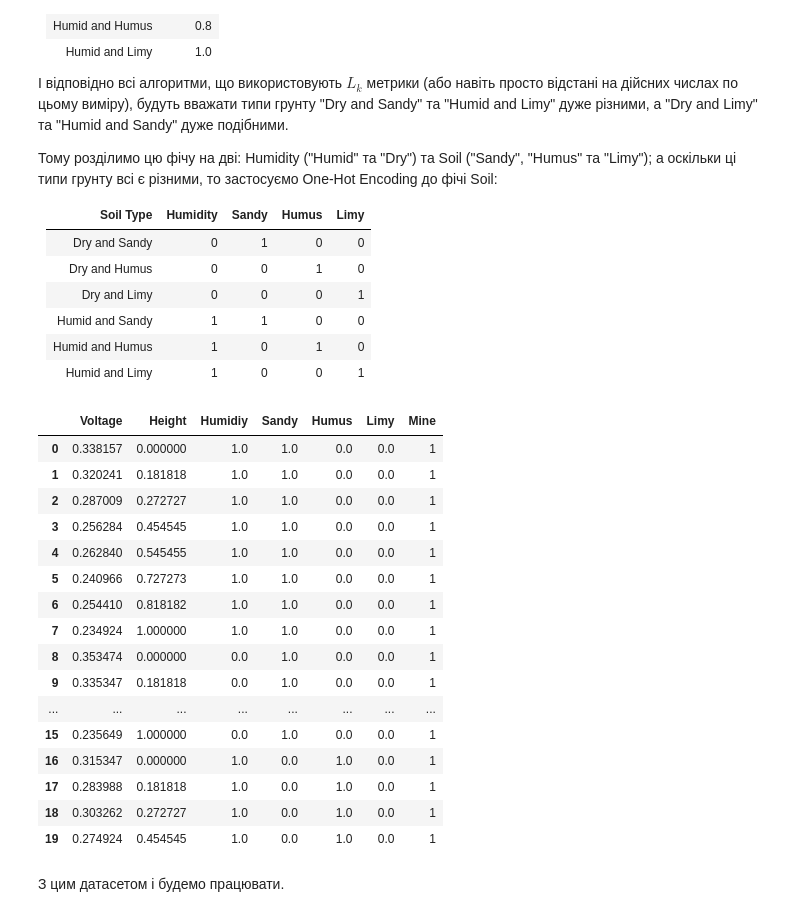
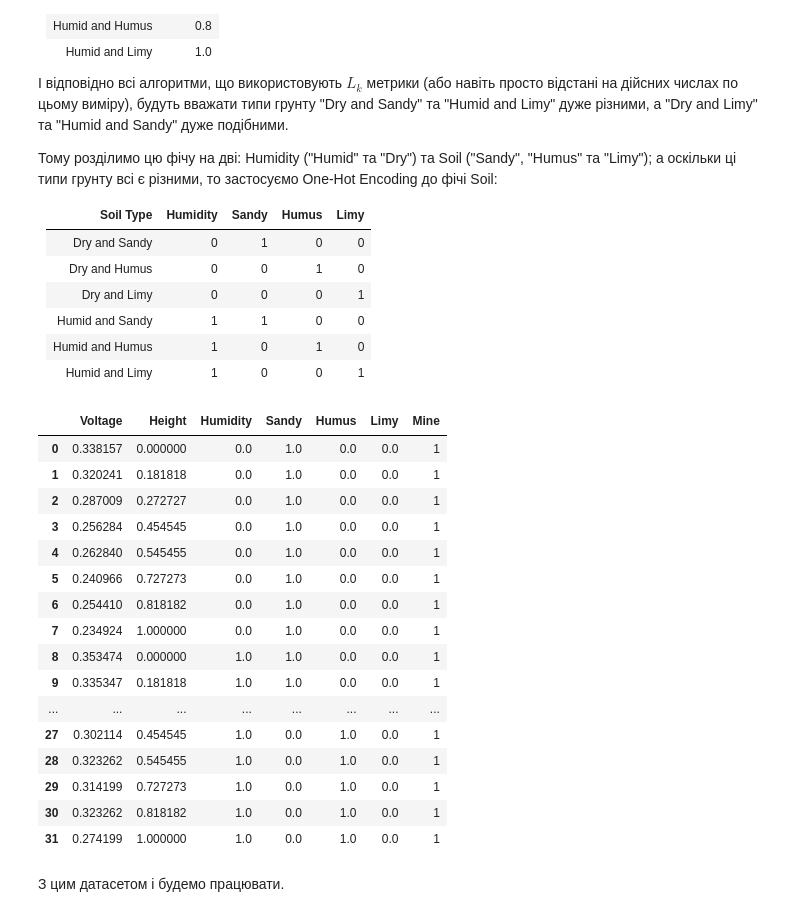
Before and after one commit to Matwitch/Lab1_Classification, a Jupyter notebook: lab.ipynb, the cells around one changed output. Saved outputs shown, nothing was run; the diff lists cells and outputs as text; code cells hidden in the pictures.

```diff
--- a/lab.ipynb
+++ b/lab.ipynb
@@ -42,37 +42,41 @@ data.head(7)
 | Humid and Sandy   | 1         | 1     | 0     | 0     |
 | Humid and Humus   | 1         | 0     | 1     | 0     |
 | Humid and Limy    | 1         | 0     | 0     | 1     |
-# %%
-data['SH'] = (data.loc[:, 'S'] < 0.5).astype(float)
-
-data['ST'] = (data.loc[:, 'S'] * 10) % 6
-data_encoded = pd.get_dummies(data, columns=['ST', ])
-data_encoded[['ST_0.0', 'ST_2.0', 'ST_4.0']] = data_encoded[['ST_0.0', 'ST_2.0', 'ST_4.0']].astype(float)
-
-
-
-DF = data_encoded[['V', 'H', 'SH', 'ST_0.0', 'ST_2.0', 'ST_4.0', 'M']]
-DF = DF.rename(columns={'V': 'Voltage', 'H': 'Height', 'SH': 'Humidiy', 'ST_0.0': 'Sandy',
-                   'ST_2.0': 'Humus', 'ST_4.0': 'Limy', 'M': 'Mine'})
-DF.head(20)
-# %% [output]
-|  | Voltage | Height | Humidiy | Sandy | Humus | Limy | Mine |
-| 0 | 0.338157 | 0.000000 | 1.0 | 1.0 | 0.0 | 0.0 | 1 |
-| 1 | 0.320241 | 0.181818 | 1.0 | 1.0 | 0.0 | 0.0 | 1 |
-| 2 | 0.287009 | 0.272727 | 1.0 | 1.0 | 0.0 | 0.0 | 1 |
-| 3 | 0.256284 | 0.454545 | 1.0 | 1.0 | 0.0 | 0.0 | 1 |
-| 4 | 0.262840 | 0.545455 | 1.0 | 1.0 | 0.0 | 0.0 | 1 |
-| 5 | 0.240966 | 0.727273 | 1.0 | 1.0 | 0.0 | 0.0 | 1 |
-| 6 | 0.254410 | 0.818182 | 1.0 | 1.0 | 0.0 | 0.0 | 1 |
-| 7 | 0.234924 | 1.000000 | 1.0 | 1.0 | 0.0 | 0.0 | 1 |
-| 8 | 0.353474 | 0.000000 | 0.0 | 1.0 | 0.0 | 0.0 | 1 |
-| 9 | 0.335347 | 0.181818 | 0.0 | 1.0 | 0.0 | 0.0 | 1 |
-| ... | ... | ... | ... | ... | ... | ... | ... |
-| 15 | 0.235649 | 1.000000 | 0.0 | 1.0 | 0.0 | 0.0 | 1 |
-| 16 | 0.315347 | 0.000000 | 1.0 | 0.0 | 1.0 | 0.0 | 1 |
-| 17 | 0.283988 | 0.181818 | 1.0 | 0.0 | 1.0 | 0.0 | 1 |
-| 18 | 0.303262 | 0.272727 | 1.0 | 0.0 | 1.0 | 0.0 | 1 |
-| 19 | 0.274924 | 0.454545 | 1.0 | 0.0 | 1.0 | 0.0 | 1 |
+# %%
+from sklearn.preprocessing import OneHotEncoder, LabelEncoder
+
+# Separate into separate Wet/Dry and Soil type
+data['SH'] = (data.loc[:, 'S'] > 0.5).astype(float)
+data['ST'] = (data.loc[:, 'S'] * 10) % 6
+
+# One-Hot-Encoding of Soil types
+enc_s = OneHotEncoder()
+data[['Sandy', 'Humus', 'Limy']] = enc_s.fit_transform(data[['ST']]).toarray()
+
+# Table cleaning
+DF = data.drop(['ST', 'S'], axis=1)
+DF = DF.drop(['M'], axis=1).join(DF['M'])
+DF = DF.rename(columns={'V': 'Voltage', 'H': 'Height', 'SH': 'Humidity', 'M': 'Mine'})
+
+DF.head(32)
+# %% [output]
+|  | Voltage | Height | Humidity | Sandy | Humus | Limy | Mine |
+| 0 | 0.338157 | 0.000000 | 0.0 | 1.0 | 0.0 | 0.0 | 1 |
+| 1 | 0.320241 | 0.181818 | 0.0 | 1.0 | 0.0 | 0.0 | 1 |
+| 2 | 0.287009 | 0.272727 | 0.0 | 1.0 | 0.0 | 0.0 | 1 |
+| 3 | 0.256284 | 0.454545 | 0.0 | 1.0 | 0.0 | 0.0 | 1 |
+| 4 | 0.262840 | 0.545455 | 0.0 | 1.0 | 0.0 | 0.0 | 1 |
+| 5 | 0.240966 | 0.727273 | 0.0 | 1.0 | 0.0 | 0.0 | 1 |
+| 6 | 0.254410 | 0.818182 | 0.0 | 1.0 | 0.0 | 0.0 | 1 |
+| 7 | 0.234924 | 1.000000 | 0.0 | 1.0 | 0.0 | 0.0 | 1 |
+| 8 | 0.353474 | 0.000000 | 1.0 | 1.0 | 0.0 | 0.0 | 1 |
+| 9 | 0.335347 | 0.181818 | 1.0 | 1.0 | 0.0 | 0.0 | 1 |
+| ... | ... | ... | ... | ... | ... | ... | ... |
+| 27 | 0.302114 | 0.454545 | 1.0 | 0.0 | 1.0 | 0.0 | 1 |
+| 28 | 0.323262 | 0.545455 | 1.0 | 0.0 | 1.0 | 0.0 | 1 |
+| 29 | 0.314199 | 0.727273 | 1.0 | 0.0 | 1.0 | 0.0 | 1 |
+| 30 | 0.323262 | 0.818182 | 1.0 | 0.0 | 1.0 | 0.0 | 1 |
+| 31 | 0.274199 | 1.000000 | 1.0 | 0.0 | 1.0 | 0.0 | 1 |
 # %% [markdown]
 З цим датасетом і будемо працювати.
 # %%
```
Also changed, not shown: parts of 14 cells of this notebook, 2 other files.
